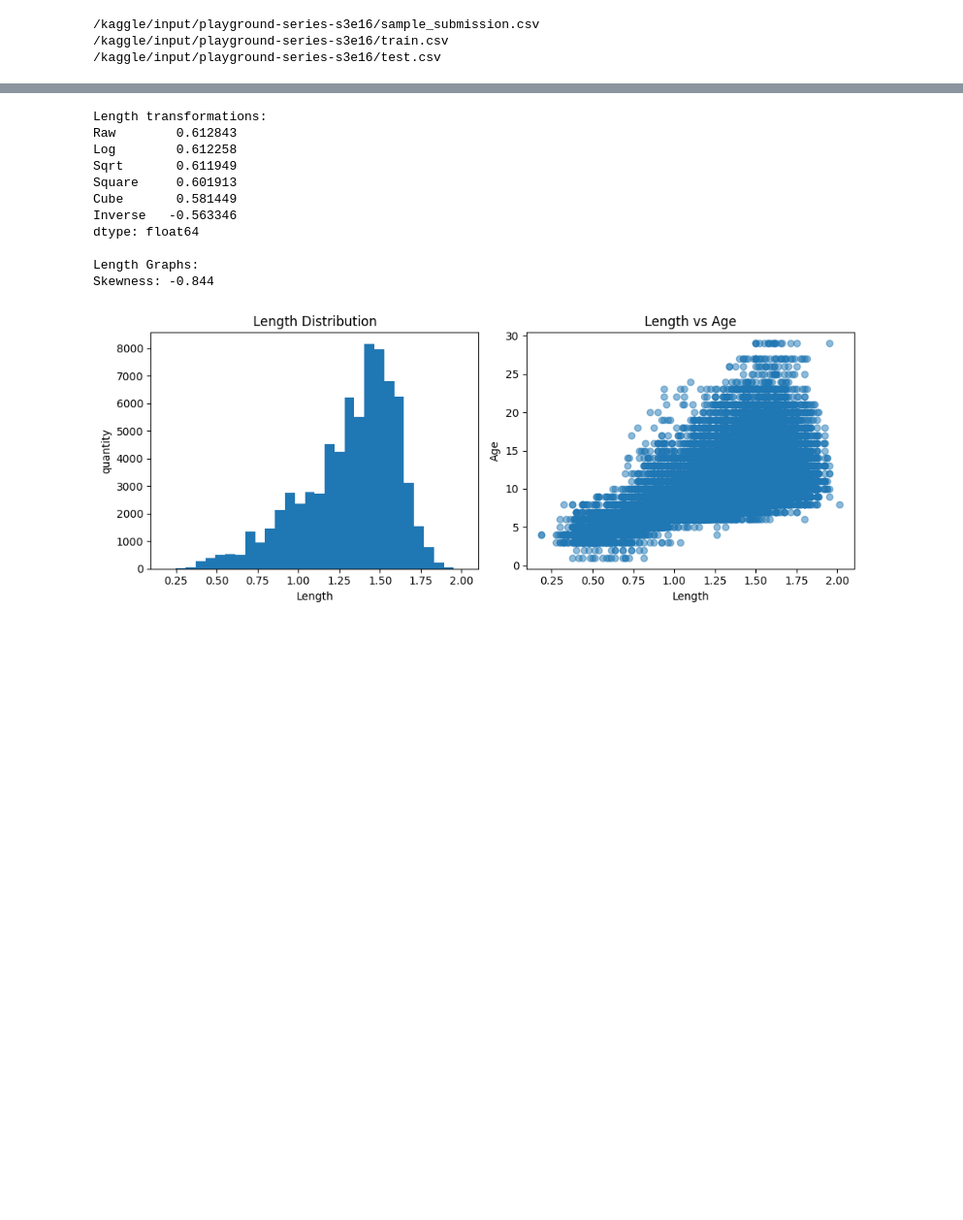
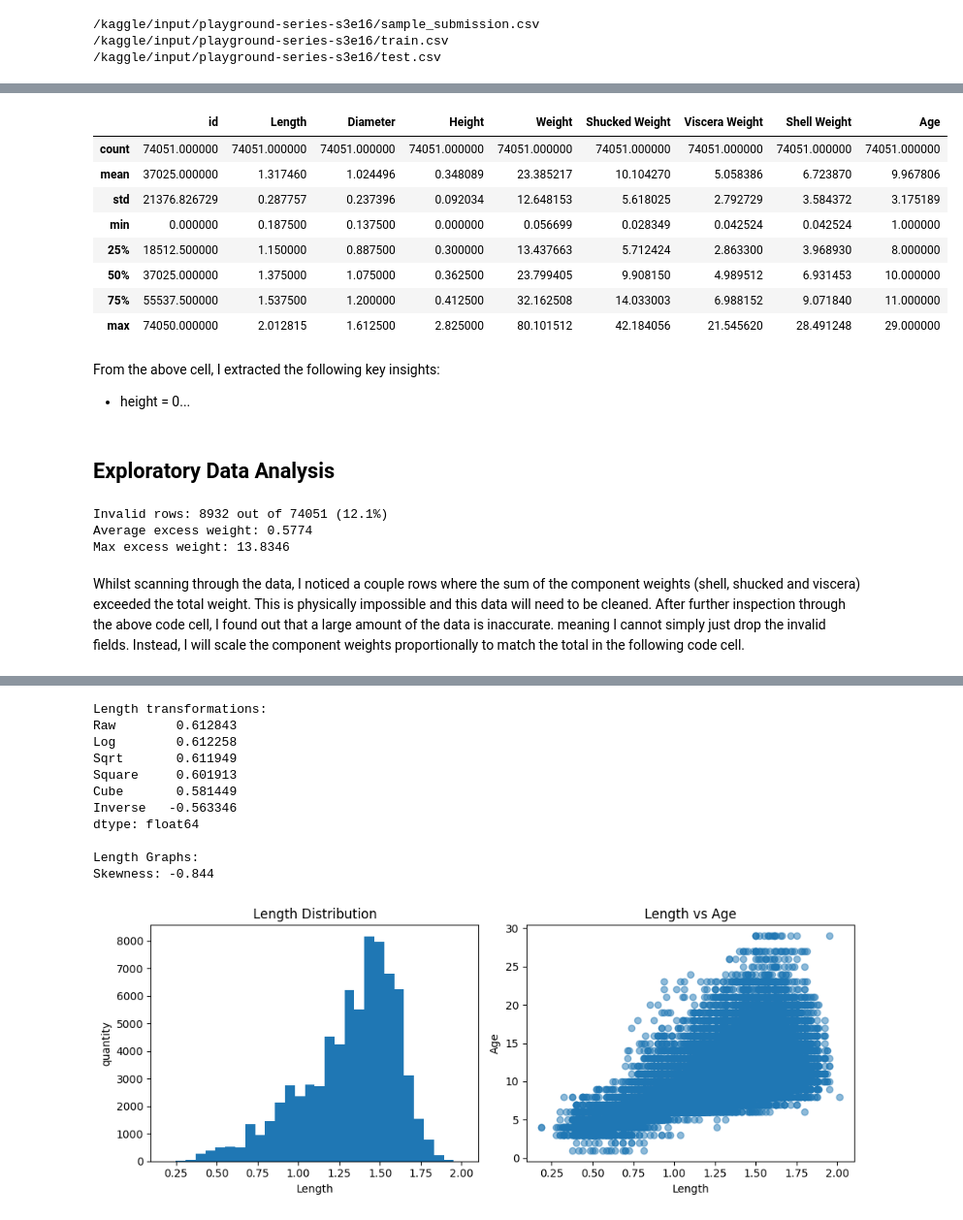
Before and after one commit to Rian-D/Crab-Age-Prediction-Kaggle, a Jupyter notebook: main.ipynb, the cells around one changed output, grey strips where cells are left out. Shown at 97% size. Drawn from its saved outputs; the diff is of its cells as text; code cells hidden in the pictures; blank space fills up the shorter version.

```diff
--- a/main.ipynb
+++ b/main.ipynb
@@ -48,0 +74,33 @@ train_df.head(10)
+# %%
+train_df.describe()
+# %% [output]
+|  | id | Length | Diameter | Height | Weight | Shucked Weight | Viscera Weight | Shell Weight | Age |
+| count | 74051.000000 | 74051.000000 | 74051.000000 | 74051.000000 | 74051.000000 | 74051.000000 | 74051.000000 | 74051.000000 | 74051.000000 |
+| mean | 37025.000000 | 1.317460 | 1.024496 | 0.348089 | 23.385217 | 10.104270 | 5.058386 | 6.723870 | 9.967806 |
+| std | 21376.826729 | 0.287757 | 0.237396 | 0.092034 | 12.648153 | 5.618025 | 2.792729 | 3.584372 | 3.175189 |
+| min | 0.000000 | 0.187500 | 0.137500 | 0.000000 | 0.056699 | 0.028349 | 0.042524 | 0.042524 | 1.000000 |
+| 25% | 18512.500000 | 1.150000 | 0.887500 | 0.300000 | 13.437663 | 5.712424 | 2.863300 | 3.968930 | 8.000000 |
+| 50% | 37025.000000 | 1.375000 | 1.075000 | 0.362500 | 23.799405 | 9.908150 | 4.989512 | 6.931453 | 10.000000 |
+| 75% | 55537.500000 | 1.537500 | 1.200000 | 0.412500 | 32.162508 | 14.033003 | 6.988152 | 9.071840 | 11.000000 |
+| max | 74050.000000 | 2.012815 | 1.612500 | 2.825000 | 80.101512 | 42.184056 | 21.545620 | 28.491248 | 29.000000 |
+# %% [markdown]
+From the above cell, I extracted the following key insights:
+- height = 0...
+# %% [markdown]
+## Exploratory Data Analysis
+# %%
+# Check the extent of the problem
+df = train_df.copy()
+df['weight_sum'] = df['Shucked Weight'] + df['Viscera Weight'] + df['Shell Weight']
+df['weight_diff'] = df['weight_sum'] - df['Weight']
+invalid_rows = df[df['weight_diff'] > 0]
+
+print(f"Invalid rows: {len(invalid_rows)} out of {len(df)} ({len(invalid_rows)/len(df)*100:.1f}%)")
+print(f"Average excess weight: {invalid_rows['weight_diff'].mean():.4f}")
+print(f"Max excess weight: {invalid_rows['weight_diff'].max():.4f}")
+# %% [output]
+Invalid rows: 8932 out of 74051 (12.1%)
+Average excess weight: 0.5774
+Max excess weight: 13.8346
+# %% [markdown]
+Whilst scanning through the data, I noticed a couple rows where the sum of the component weights (shell, shucked and viscera) exceeded the total weight. This is physically impossible and this data will need to be cleaned. After further inspection through the above code cell, I found out that a large amount of the data is inaccurate. meaning I cannot simply just drop the invalid fields. Instead, I will scale the component weights proportionally to match the total in the following code cell.
```
Also changed, not shown: parts of 20 cells of this notebook.
